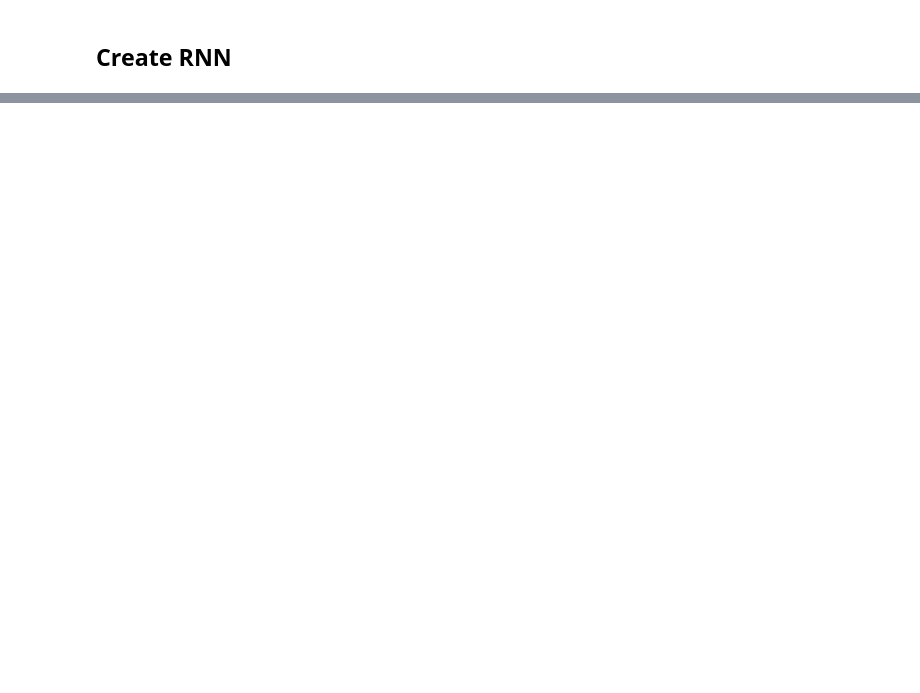
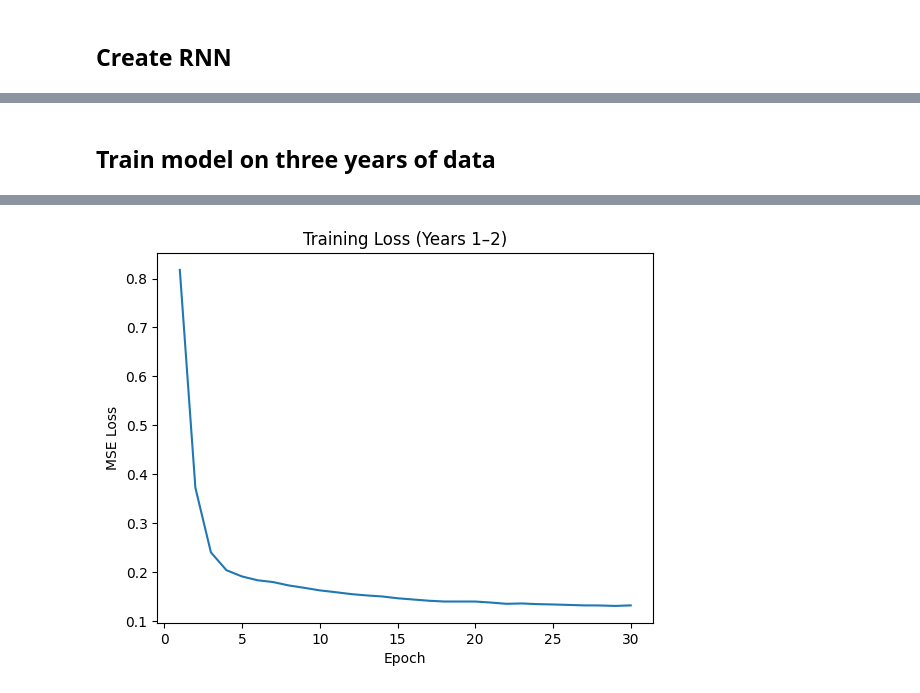
Before and after one commit to jadsaad06/Visual-NN-Testing-Deep-Learning-Homework, a Jupyter notebook: jadsaad_hw2.ipynb, the cells around one changed output, grey strips where cells are left out. Drawn from its saved outputs; the diff is of its cells as text; code cells hidden in the pictures; blank space fills up the shorter version.

```diff
--- a/jadsaad_hw2.ipynb
+++ b/jadsaad_hw2.ipynb
@@ -561,0 +656,54 @@ plt.show()
+# %%
+def make_windows(data, lookback=30):
+    X, y = [], []
+    for i in range(len(data) - lookback):
+        X.append(data[i:i+lookback])
+        y.append(data[i+lookback])
+    return np.array(X), np.array(y)
+
+lookback = 30
+X_train, y_train = make_windows(train_norm, lookback=lookback)
+
+X_train_t = torch.tensor(X_train).unsqueeze(-1).float()  # [N, lookback, 1]
+y_train_t = torch.tensor(y_train).unsqueeze(-1).float()  # [N, 1]
+
+train_loader = DataLoader(TensorDataset(X_train_t, y_train_t), batch_size=64, shuffle=True)
+# %% [markdown]
+## Train model on three years of data
+# %%
+device = "cpu"
+model = RNNModel(input_size=1, hidden_size=50, output_size=1).to(device)
+criterion = nn.MSELoss()
+optimizer = torch.optim.Adam(model.parameters(), lr=0.001)
+
+epochs = 30
+train_losses = []
+
+for epoch in range(epochs):
+    model.train()
+    running = 0.0
+
+    for xb, yb in train_loader:
+        xb, yb = xb.to(device), yb.to(device)
+
+        optimizer.zero_grad()
+        preds = model(xb)
+        loss = criterion(preds, yb)
+        loss.backward()
+
+        # helps stability with vanilla RNN
+        torch.nn.utils.clip_grad_norm_(model.parameters(), max_norm=1.0)
+
+        optimizer.step()
+        running += loss.item() * xb.size(0)
+
+    epoch_loss = running / len(train_loader.dataset)
+    train_losses.append(epoch_loss)
+    print(f"Epoch {epoch+1:02d}/{epochs} | Train Loss: {epoch_loss:.6f}")
+
+plt.plot(range(1, epochs+1), train_losses)
+plt.xlabel("Epoch")
+plt.ylabel("MSE Loss")
+plt.title("Training Loss (Years 1–2)")
+plt.show()
+# %% [output]
@@ -561,0 +727 @@ plt.show()
+[figure, added]
```
Also changed, not shown: parts of 19 cells of this notebook, 1 other file.
